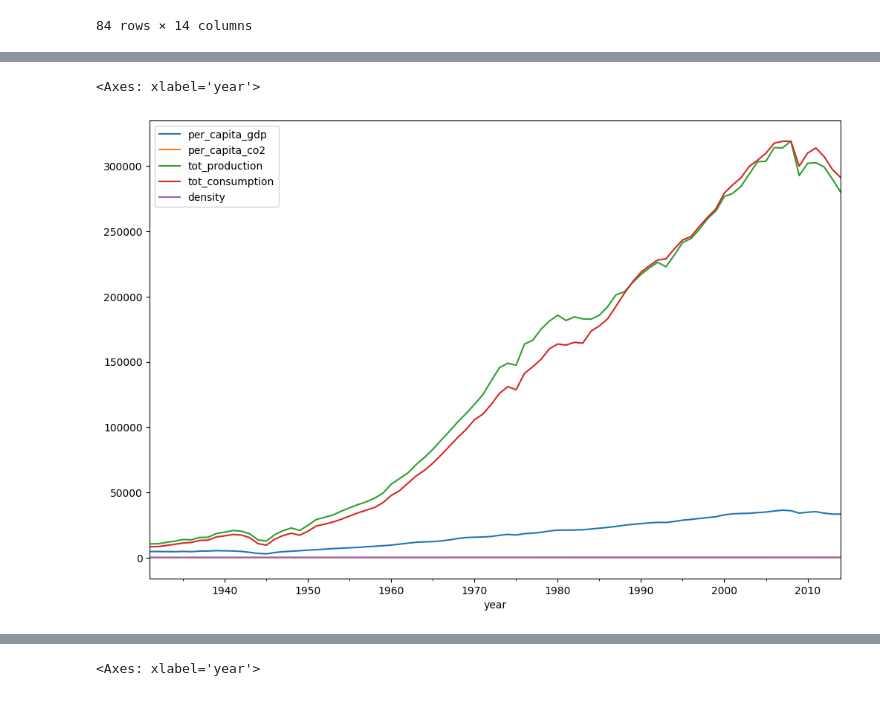
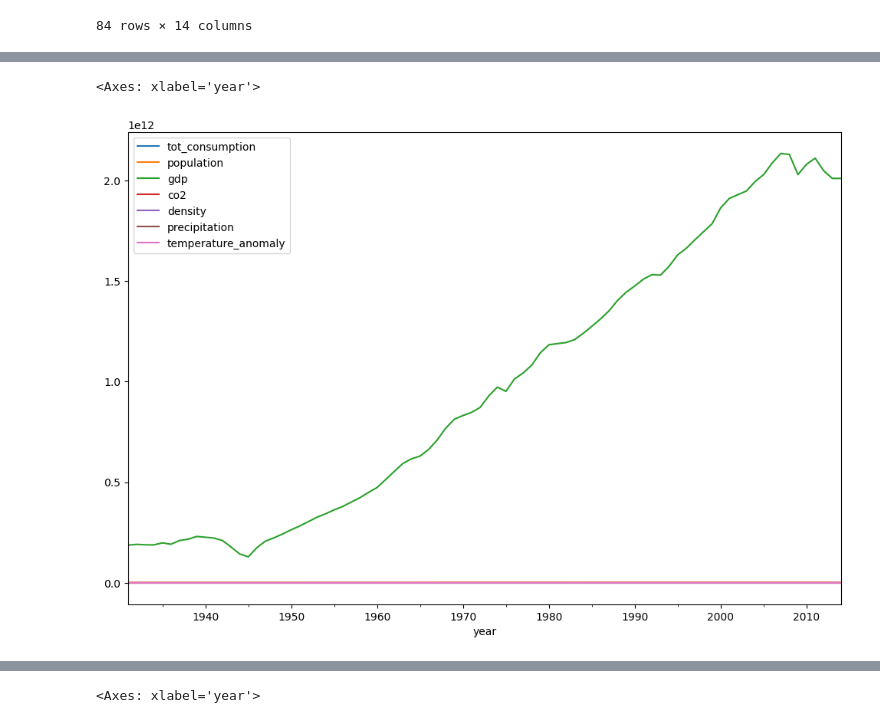
Before and after one commit to depa-tto/Multivariate-Time-Series-project, a Jupyter notebook: time_series_project.ipynb, the cells around one changed output, grey strips where cells are left out. Cells and saved outputs as stored; diff of their text form; code cells hidden in the pictures.

```diff
--- a/time_series_project.ipynb
+++ b/time_series_project.ipynb
@@ -321,12 +321,6 @@ data = data.merge(density,left_index=True,right_index=True,how='left')
 data = data.merge(precipitation,left_index=True,right_index=True,how='left')
 # %%
 data = data.merge(temperature,left_index=True,right_index=True,how='left')
-# %%
-data['per_capita_co2'] = data['co2'] / data['population']
-# %%
-data['per_capita_gdp'] = data['gdp'] / data['population']
-# %%
-data['per_capita_consumption'] = data['tot_consumption'] / data['population']
 # %%
 data
 # %% [output]
@@ -347,5 +341,3 @@ data
-# %%
-data.drop(['gdp','population','co2'],axis=1,inplace=True)
 # %%
 data
 # %% [output]
@@ -379,5 +379,5 @@ Index(['tot_production', 'tot_consumption', 'agricultural', 'industry',
 # %%
-data[['per_capita_gdp','per_capita_co2','tot_production','tot_consumption','density']].plot(figsize=(12,8))
+data[['tot_consumption','population','gdp','co2','density','precipitation','temperature_anomaly']].plot(figsize=(12,8))
 # %% [output]
 <Axes: xlabel='year'>
-[figure, old version]
+[figure, new version]
```
Also changed, not shown: parts of 38 cells of this notebook.
